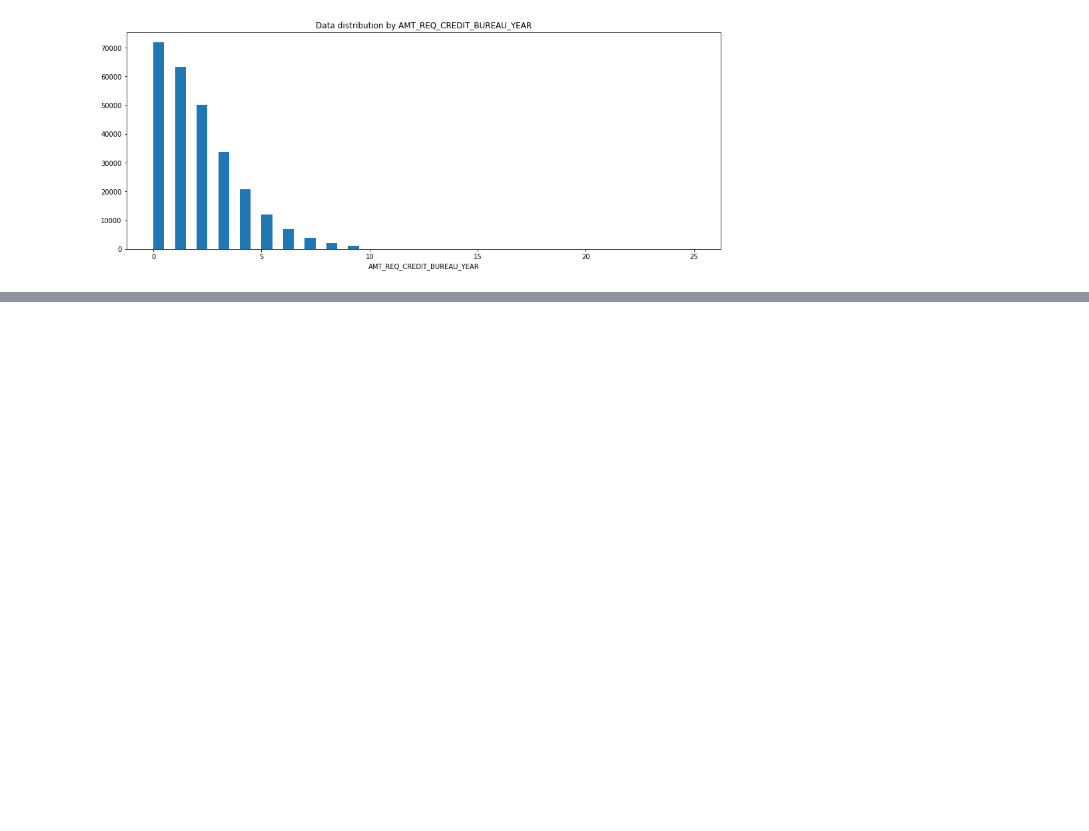
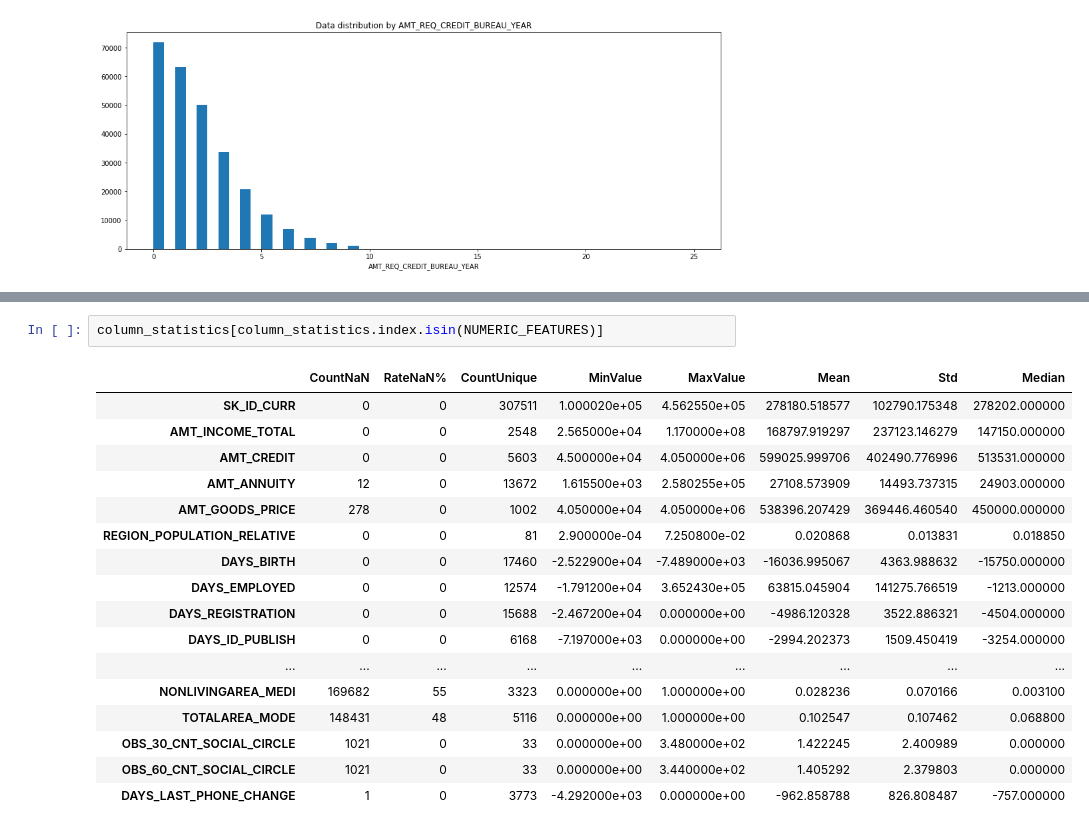
Before and after one commit to nuwanda57/HomeCredit1, a Jupyter notebook: exploration.ipynb, the cells around one changed output, grey strips where cells are left out. Cells and saved outputs as stored; diff of their text form; blank space fills up the shorter version.

```diff
--- a/exploration.ipynb
+++ b/exploration.ipynb
@@ -471,0 +518,20 @@ draw_hists_for_numerical_columns(AMT_GROUP_CATEGORICAL, amt_application)
+# %%
+column_statistics[column_statistics.index.isin(NUMERIC_FEATURES)]
+# %% [output]
+|  | CountNaN | RateNaN% | CountUnique | MinValue | MaxValue | Mean | Std | Median |
+| SK_ID_CURR | 0 | 0 | 307511 | 1.000020e+05 | 4.562550e+05 | 278180.518577 | 102790.175348 | 278202.000000 |
+| AMT_INCOME_TOTAL | 0 | 0 | 2548 | 2.565000e+04 | 1.170000e+08 | 168797.919297 | 237123.146279 | 147150.000000 |
+| AMT_CREDIT | 0 | 0 | 5603 | 4.500000e+04 | 4.050000e+06 | 599025.999706 | 402490.776996 | 513531.000000 |
+| AMT_ANNUITY | 12 | 0 | 13672 | 1.615500e+03 | 2.580255e+05 | 27108.573909 | 14493.737315 | 24903.000000 |
+| AMT_GOODS_PRICE | 278 | 0 | 1002 | 4.050000e+04 | 4.050000e+06 | 538396.207429 | 369446.460540 | 450000.000000 |
+| REGION_POPULATION_RELATIVE | 0 | 0 | 81 | 2.900000e-04 | 7.250800e-02 | 0.020868 | 0.013831 | 0.018850 |
+| DAYS_BIRTH | 0 | 0 | 17460 | -2.522900e+04 | -7.489000e+03 | -16036.995067 | 4363.988632 | -15750.000000 |
+| DAYS_EMPLOYED | 0 | 0 | 12574 | -1.791200e+04 | 3.652430e+05 | 63815.045904 | 141275.766519 | -1213.000000 |
+| DAYS_REGISTRATION | 0 | 0 | 15688 | -2.467200e+04 | 0.000000e+00 | -4986.120328 | 3522.886321 | -4504.000000 |
+| DAYS_ID_PUBLISH | 0 | 0 | 6168 | -7.197000e+03 | 0.000000e+00 | -2994.202373 | 1509.450419 | -3254.000000 |
+| ... | ... | ... | ... | ... | ... | ... | ... | ... |
+| NONLIVINGAREA_MEDI | 169682 | 55 | 3323 | 0.000000e+00 | 1.000000e+00 | 0.028236 | 0.070166 | 0.003100 |
+| TOTALAREA_MODE | 148431 | 48 | 5116 | 0.000000e+00 | 1.000000e+00 | 0.102547 | 0.107462 | 0.068800 |
+| OBS_30_CNT_SOCIAL_CIRCLE | 1021 | 0 | 33 | 0.000000e+00 | 3.480000e+02 | 1.422245 | 2.400989 | 0.000000 |
+| OBS_60_CNT_SOCIAL_CIRCLE | 1021 | 0 | 33 | 0.000000e+00 | 3.440000e+02 | 1.405292 | 2.379803 | 0.000000 |
+| DAYS_LAST_PHONE_CHANGE | 1 | 0 | 3773 | -4.292000e+03 | 0.000000e+00 | -962.858788 | 826.808487 | -757.000000 |
```
Also changed, not shown: parts of 21 cells of this notebook.
